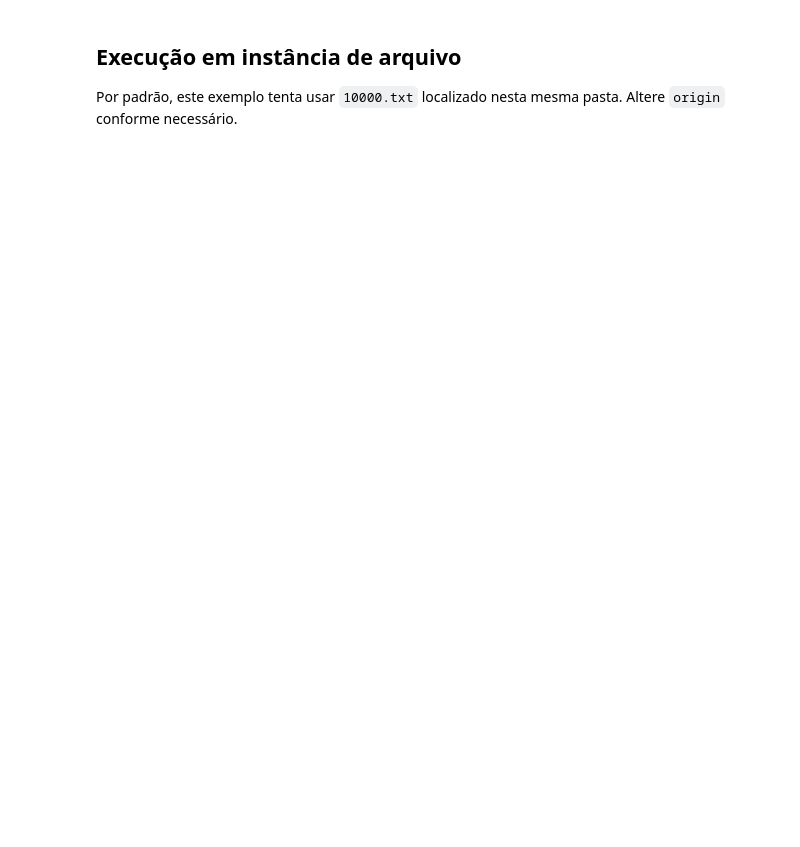
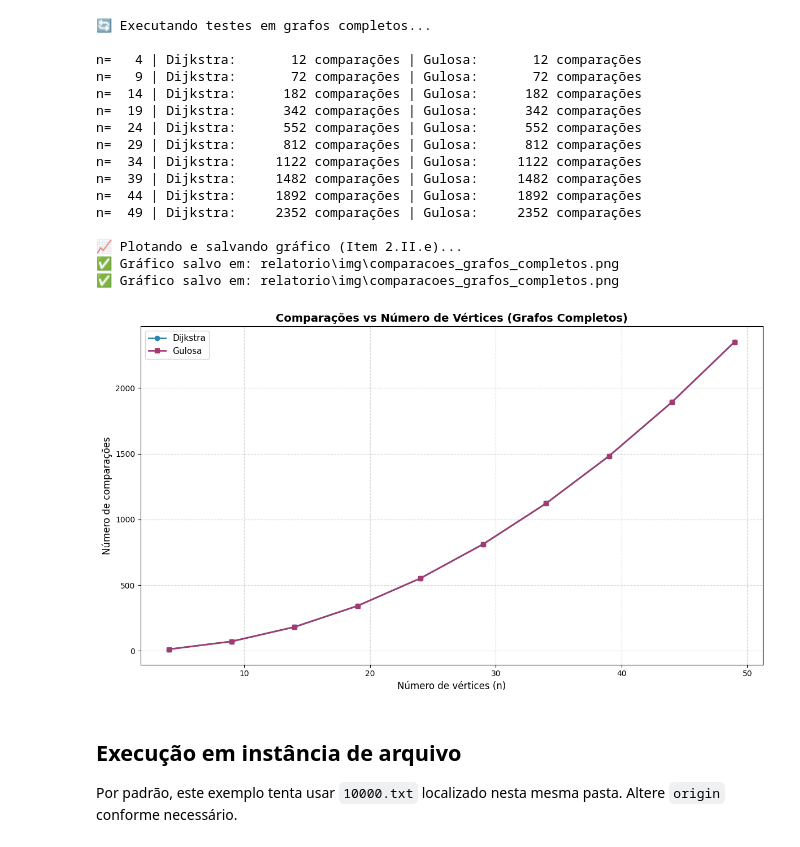
Before and after one commit to LeonardoVieiraGuimaraes/DoutoradoCefet, a Jupyter notebook: TeoriaGrafos/praticas/pratica01/pratica01_experimentos.ipynb, the cells around one changed output. Saved outputs shown, nothing was run; the diff lists cells and outputs as text; code cells hidden in the pictures; blank space fills up the shorter version.

```diff
--- a/TeoriaGrafos/praticas/pratica01/pratica01_experimentos.ipynb
+++ b/TeoriaGrafos/praticas/pratica01/pratica01_experimentos.ipynb
@@ -240,3 +382,36 @@ def count_on_instance(path: str, origin: int = 0):
+# %%
+"""
+==============================================================================
+PARTE 1 - II. TESTES: Item (2)(II)(a-e) - Grafos Completos
+==============================================================================
+"""
+# Parâmetros do benchmark
+Nmax = 50    # AJUSTE CONFORME MEMÓRIA DISPONÍVEL (recomendado: 50-200)
+step = 5     # Incremento (testar n=4, 9, 14, 19, ...)
+
+print("🔄 Executando testes em grafos completos...\n")
+ns, c_d, c_g = bench_complete_graphs(Nmax, step=step, directed=True)
+
+print("\n📈 Plotando e salvando gráfico (Item 2.II.e)...")
+plot_comparisons(ns, c_d, c_g, filename='comparacoes_grafos_completos.png')
+# %% [output]
+🔄 Executando testes em grafos completos...
+
+n=   4 | Dijkstra:       12 comparações | Gulosa:       12 comparações
+n=   9 | Dijkstra:       72 comparações | Gulosa:       72 comparações
+n=  14 | Dijkstra:      182 comparações | Gulosa:      182 comparações
+n=  19 | Dijkstra:      342 comparações | Gulosa:      342 comparações
+n=  24 | Dijkstra:      552 comparações | Gulosa:      552 comparações
+n=  29 | Dijkstra:      812 comparações | Gulosa:      812 comparações
+n=  34 | Dijkstra:     1122 comparações | Gulosa:     1122 comparações
+n=  39 | Dijkstra:     1482 comparações | Gulosa:     1482 comparações
+n=  44 | Dijkstra:     1892 comparações | Gulosa:     1892 comparações
+n=  49 | Dijkstra:     2352 comparações | Gulosa:     2352 comparações
+
+📈 Plotando e salvando gráfico (Item 2.II.e)...
+✅ Gráfico salvo em: relatorio\img\comparacoes_grafos_completos.png
+✅ Gráfico salvo em: relatorio\img\comparacoes_grafos_completos.png
+[figure, added]
 # %% [markdown]
 ## Execução em instância de arquivo
 Por padrão, este exemplo tenta usar `10000.txt` localizado nesta mesma pasta.
```
Also changed, not shown: parts of 21 cells of this notebook, 7 other files.
